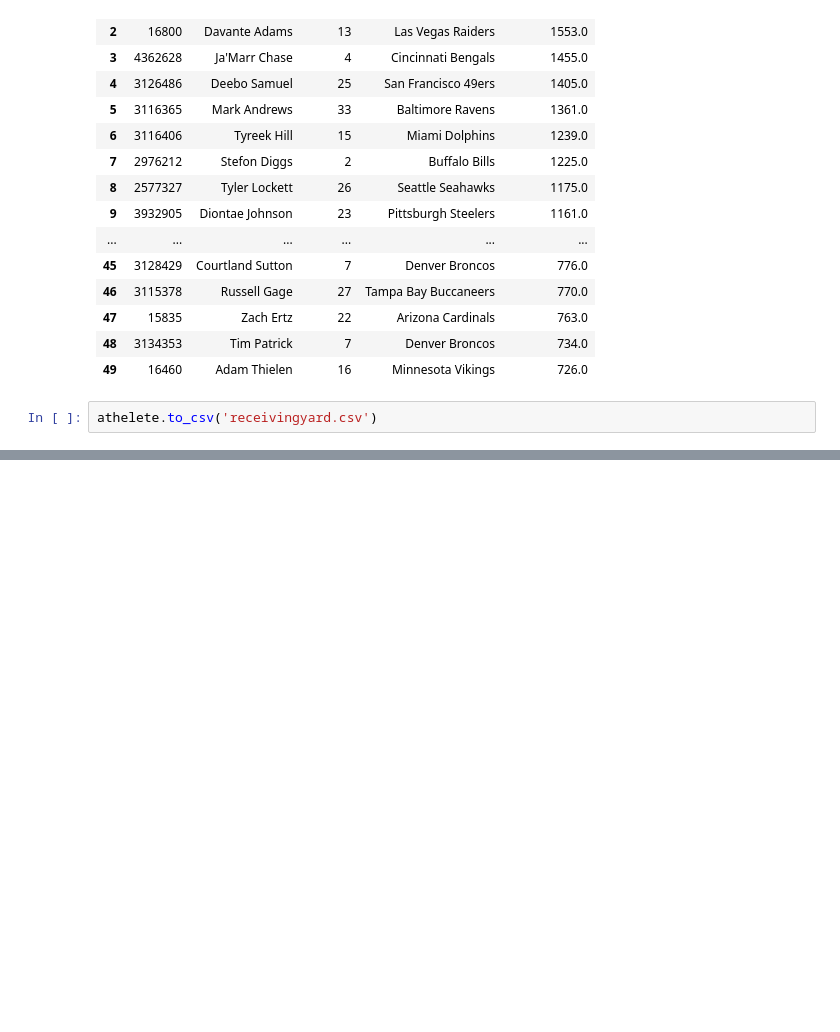
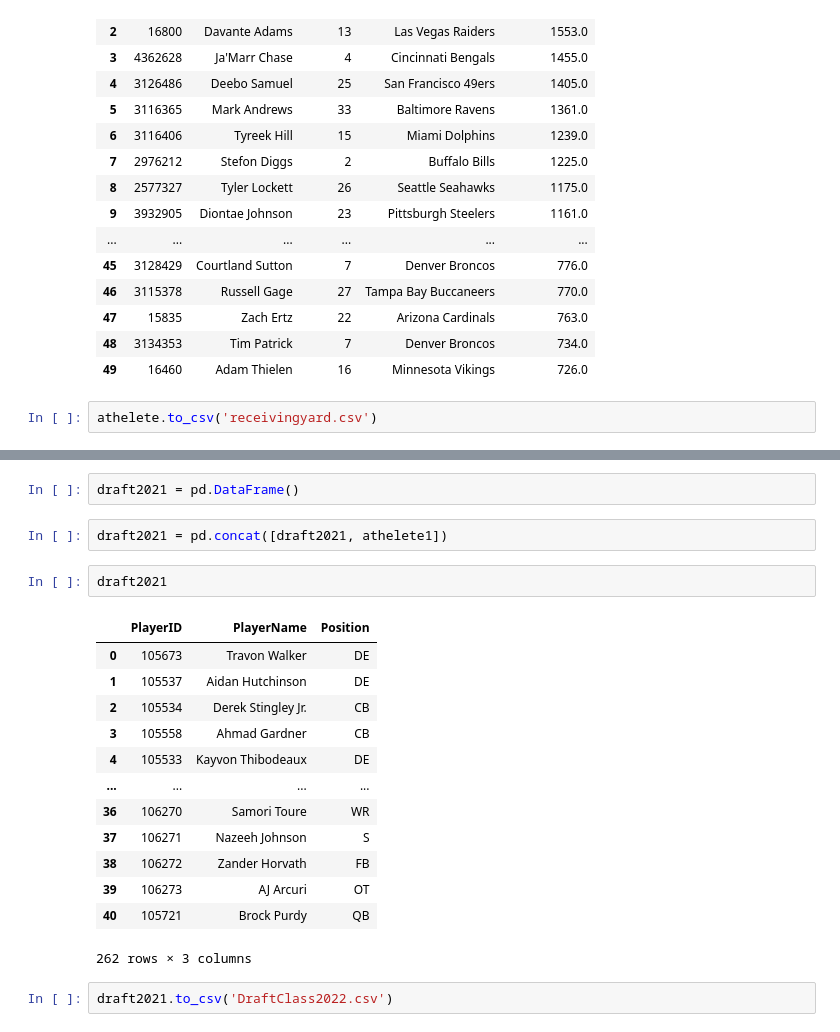
Before and after one commit to okennedyumd/INST414-Project, a Jupyter notebook: NFL_API_DATABASE.ipynb, the cells around one changed output, grey strips where cells are left out. Cells and saved outputs as stored; diff of their text form; blank space fills up the shorter version.

```diff
--- a/NFL_API_DATABASE.ipynb
+++ b/NFL_API_DATABASE.ipynb
@@ -371,0 +376,22 @@ athelete1
+# %%
+draft2021 = pd.DataFrame()
+# %%
+draft2021 = pd.concat([draft2021, athelete1])
+# %%
+draft2021
+# %% [output]
+|  | PlayerID | PlayerName | Position |
+| 0 | 105673 | Travon Walker | DE |
+| 1 | 105537 | Aidan Hutchinson | DE |
+| 2 | 105534 | Derek Stingley Jr. | CB |
+| 3 | 105558 | Ahmad Gardner | CB |
+| 4 | 105533 | Kayvon Thibodeaux | DE |
+| ... | ... | ... | ... |
+| 36 | 106270 | Samori Toure | WR |
+| 37 | 106271 | Nazeeh Johnson | S |
+| 38 | 106272 | Zander Horvath | FB |
+| 39 | 106273 | AJ Arcuri | OT |
+| 40 | 105721 | Brock Purdy | QB |
+262 rows × 3 columns
+# %%
+draft2021.to_csv('DraftClass2022.csv')
```
Also changed, not shown: parts of 11 cells of this notebook, 1 other file.
